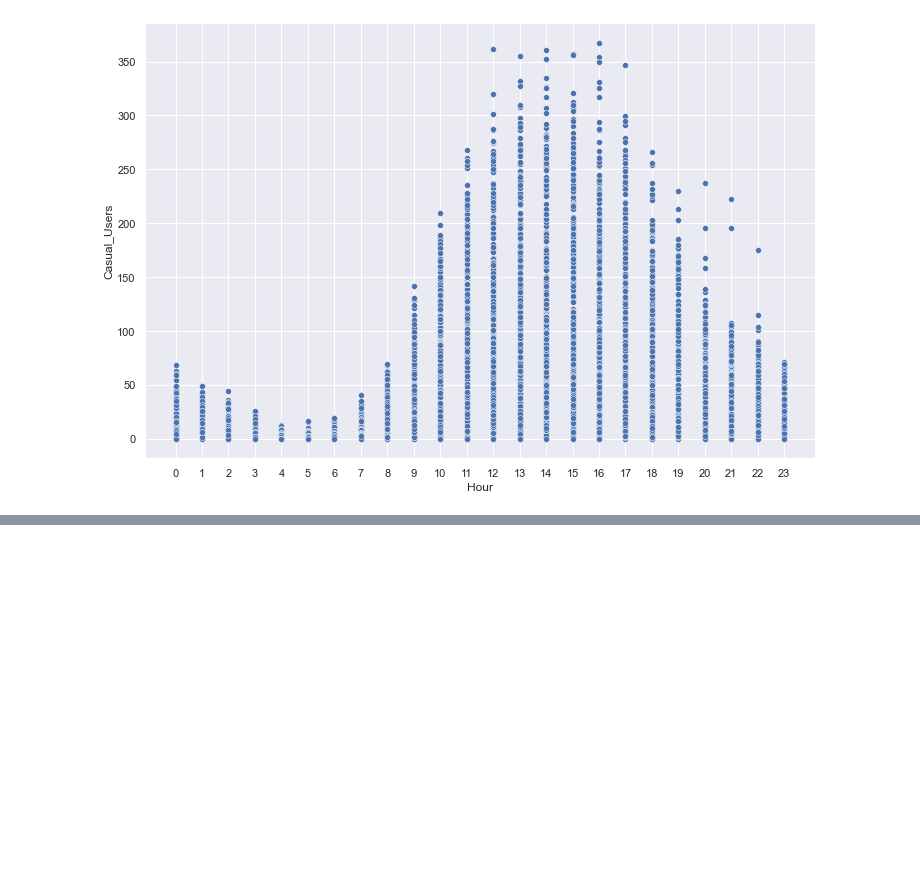
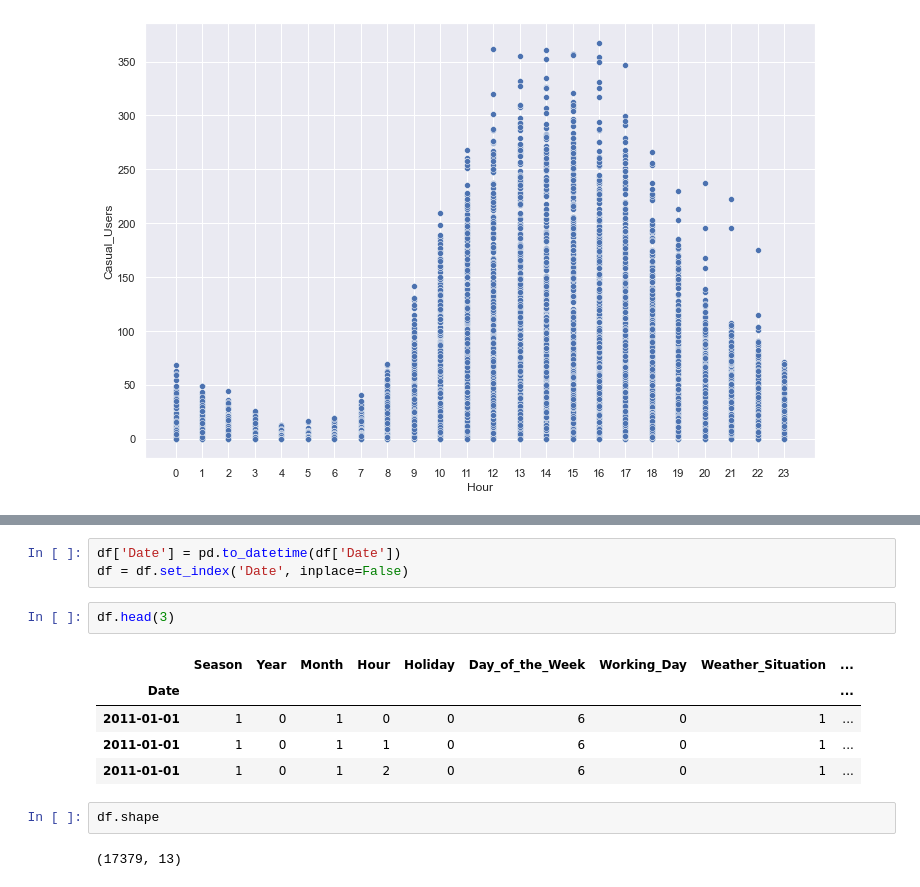
Before and after one commit to tanchaud/BikeSharing_Data_Analysis, a Jupyter notebook: bike_HOURdata_analysis.ipynb, the cells around one changed output, grey strips where cells are left out. Drawn from its saved outputs; the diff is of its cells as text; blank space fills up the shorter version.

```diff
--- a/bike_HOURdata_analysis.ipynb
+++ b/bike_HOURdata_analysis.ipynb
@@ -211,0 +247,15 @@ plt.xticks(tick_values)
+# %%
+df['Date'] = pd.to_datetime(df['Date'])
+df = df.set_index('Date', inplace=False)
+# %%
+df.head(3)
+# %% [output]
+|  | Season | Year | Month | Hour | Holiday | Day_of_the_Week | Working_Day | Weather_Situation | ... |
+| Date |  |  |  |  |  |  |  |  | ... |
+| 2011-01-01 | 1 | 0 | 1 | 0 | 0 | 6 | 0 | 1 | ... |
+| 2011-01-01 | 1 | 0 | 1 | 1 | 0 | 6 | 0 | 1 | ... |
+| 2011-01-01 | 1 | 0 | 1 | 2 | 0 | 6 | 0 | 1 | ... |
+# %%
+df.shape
+# %% [output]
+(17379, 13)
```
Also changed, not shown: parts of 20 cells of this notebook, 1 other file.
